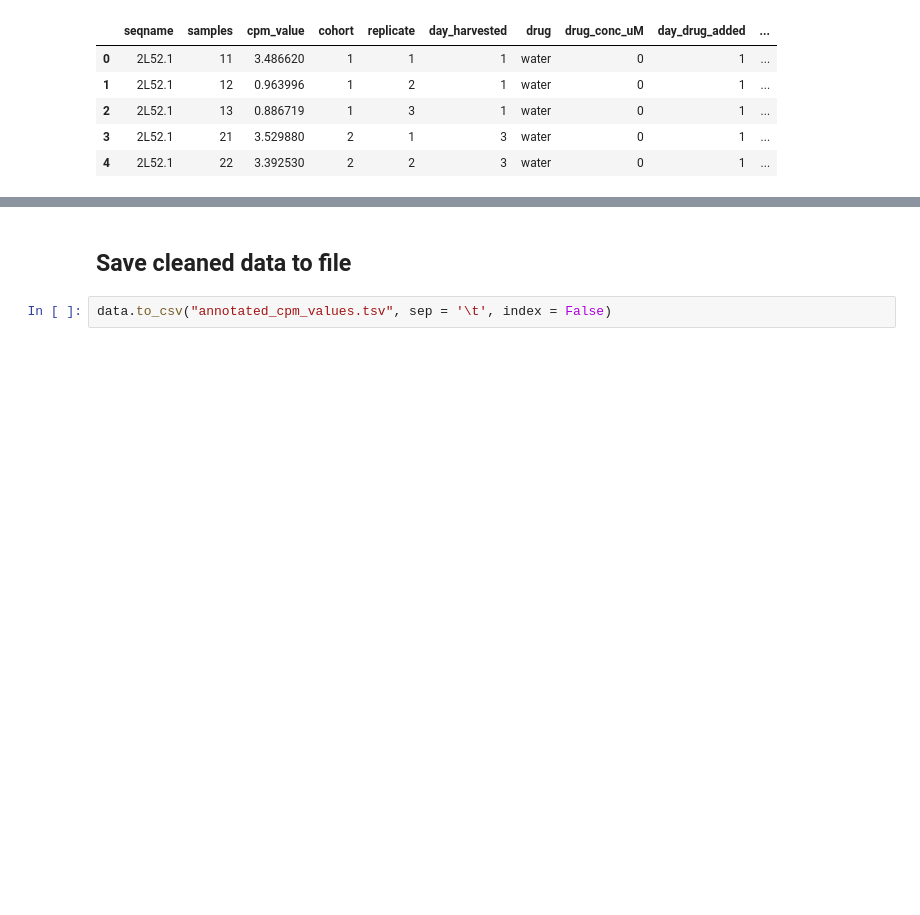
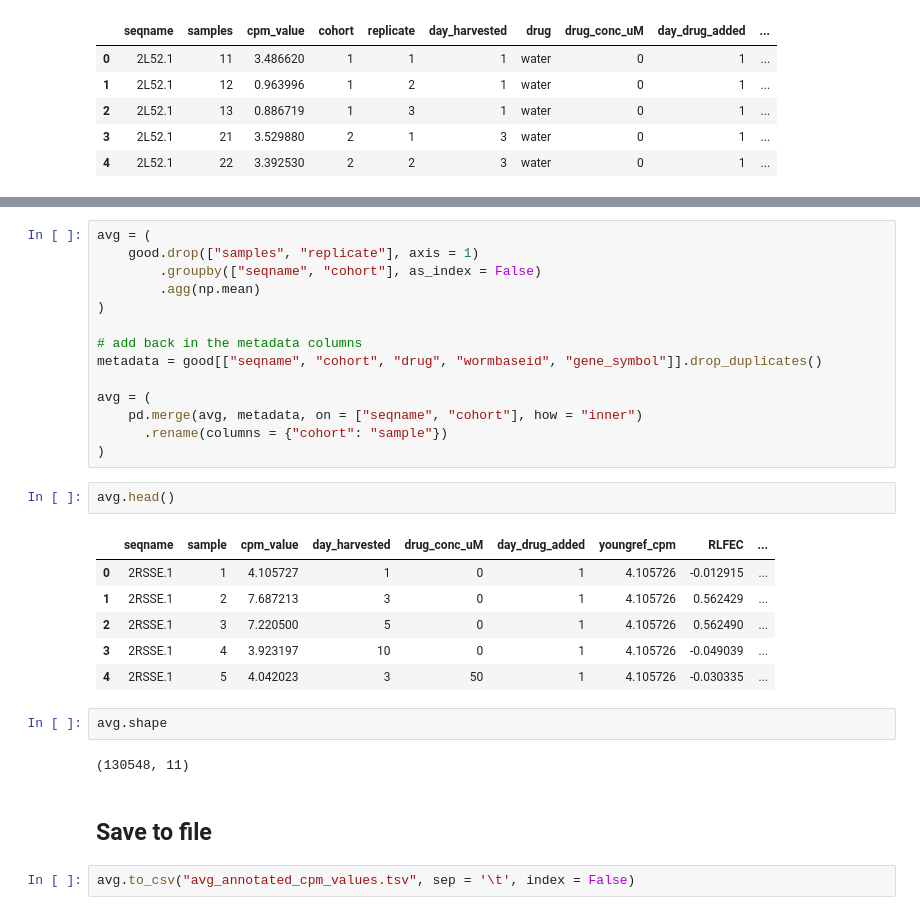
Before and after one commit to veleritas/ageing, a Jupyter notebook: data/PMID26623667/clean_annotated_data.ipynb, the cells around one changed output, grey strips where cells are left out. Saved outputs shown, nothing was run; the diff lists cells and outputs as text; blank space fills up the shorter version.

```diff
--- a/data/PMID26623667/clean_annotated_data.ipynb
+++ b/data/PMID26623667/clean_annotated_data.ipynb
@@ -73,4 +169,31 @@ data.head()
+# %%
+avg = (
+    good.drop(["samples", "replicate"], axis = 1)
+        .groupby(["seqname", "cohort"], as_index = False)
+        .agg(np.mean)
+)
+
+# add back in the metadata columns
+metadata = good[["seqname", "cohort", "drug", "wormbaseid", "gene_symbol"]].drop_duplicates()
+
+avg = (
+    pd.merge(avg, metadata, on = ["seqname", "cohort"], how = "inner")
+      .rename(columns = {"cohort": "sample"})
+)
+# %%
+avg.head()
+# %% [output]
+|  | seqname | sample | cpm_value | day_harvested | drug_conc_uM | day_drug_added | youngref_cpm | RLFEC | ... |
+| 0 | 2RSSE.1 | 1 | 4.105727 | 1 | 0 | 1 | 4.105726 | -0.012915 | ... |
+| 1 | 2RSSE.1 | 2 | 7.687213 | 3 | 0 | 1 | 4.105726 | 0.562429 | ... |
+| 2 | 2RSSE.1 | 3 | 7.220500 | 5 | 0 | 1 | 4.105726 | 0.562490 | ... |
+| 3 | 2RSSE.1 | 4 | 3.923197 | 10 | 0 | 1 | 4.105726 | -0.049039 | ... |
+| 4 | 2RSSE.1 | 5 | 4.042023 | 3 | 50 | 1 | 4.105726 | -0.030335 | ... |
+# %%
+avg.shape
+# %% [output]
+(130548, 11)
 # %% [markdown]
-## Save cleaned data to file
+## Save to file
 # %%
-data.to_csv("annotated_cpm_values.tsv", sep = '\t', index = False)
+avg.to_csv("avg_annotated_cpm_values.tsv", sep = '\t', index = False)
```
Also changed, not shown: parts of 24 cells of this notebook, 3 other files.
